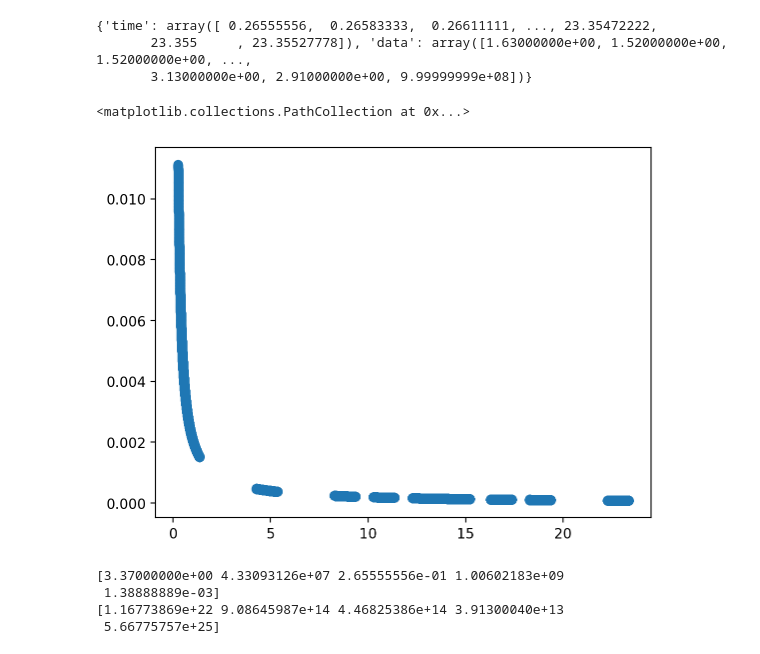
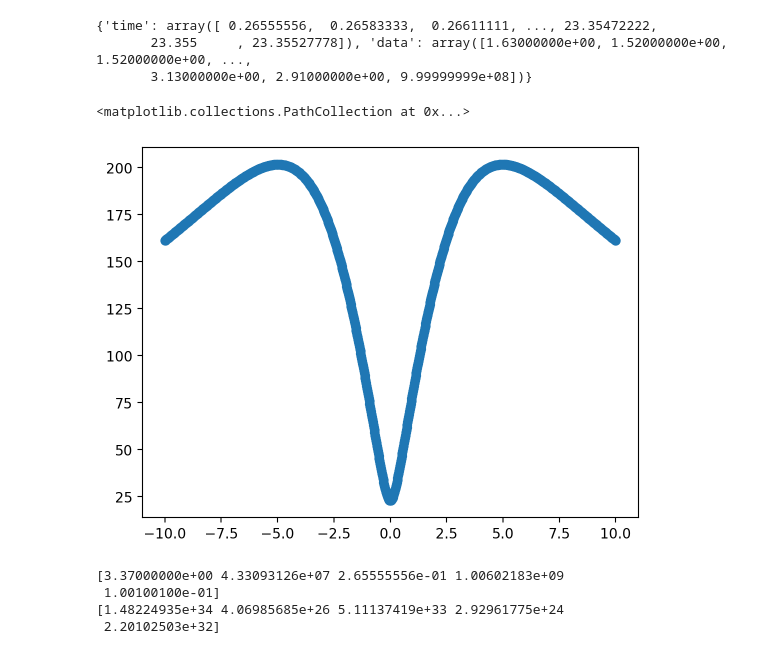
Before and after one commit to cs481-ekh/f22-dust-devils, a Jupyter notebook: docs/examples/Wind_Speed_Model.ipynb, the cells around one changed output. Drawn from its saved outputs; the diff is of its cells as text; code cells hidden in the pictures.

```diff
--- a/docs/examples/Wind_Speed_Model.ipynb
+++ b/docs/examples/Wind_Speed_Model.ipynb
@@ -55,21 +50,21 @@ print(vortex)
        23.355     , 23.35527778]), 'data': array([1.63000000e+00, 1.52000000e+00, 1.52000000e+00, ...,
        3.13000000e+00, 2.91000000e+00, 9.99999999e+08])}
 # %%
-time = time
+time = np.linspace(-10, 10, 1000)
 max_wind_speed = 23
 u_1 = 3.5
 slope = 1.
 t0 = 0.
-Gamma = 0.01
+Gamma = 10
 expected = 0.0000910710
 
 # Create a wind speed time series
 profile = ut.wind_vortex_profile(max_wind_speed, u_1, slope, time, t0, Gamma)
 wt = met.WindSpeedTimeseries(time, profile)
 plt.scatter(wt.time, wt.data)
 # %% [output]
 <matplotlib.collections.PathCollection at 0x...>
-[figure, old version]
+[figure, new version]
 # %%
 # Get init_params
 init_params = wt._determine_init_params(vortex)
@@ -82,6 +77,6 @@ print(popt)
 print(unc)
 # %% [output]
 [3.37000000e+00 4.33093126e+07 2.65555556e-01 1.00602183e+09
- 1.38888889e-03]
-[1.16773869e+22 9.08645987e+14 4.46825386e+14 3.91300040e+13
- 5.66775757e+25]
+ 1.00100100e-01]
+[1.48224935e+34 4.06985685e+26 5.11137419e+33 2.92961775e+24
+ 2.20102503e+32]
```
Also changed, not shown: parts of 2 cells of this notebook.
